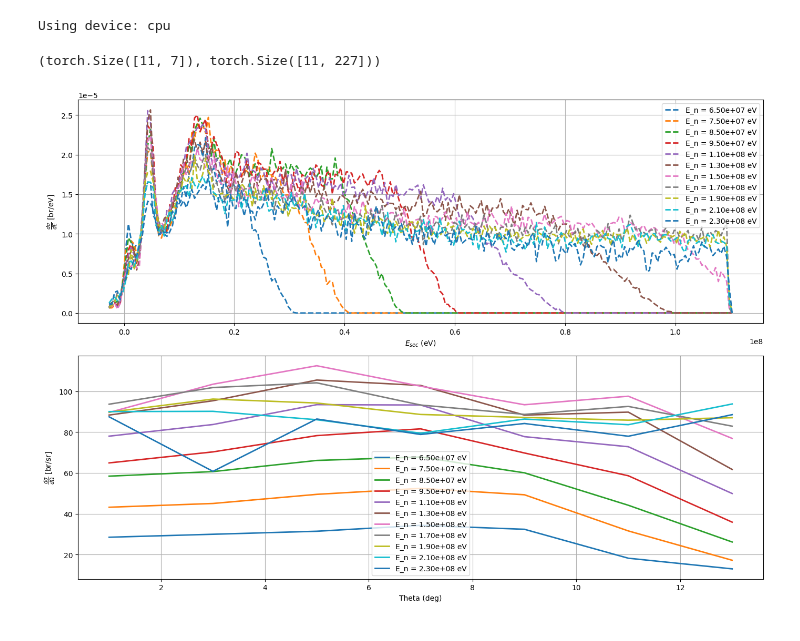
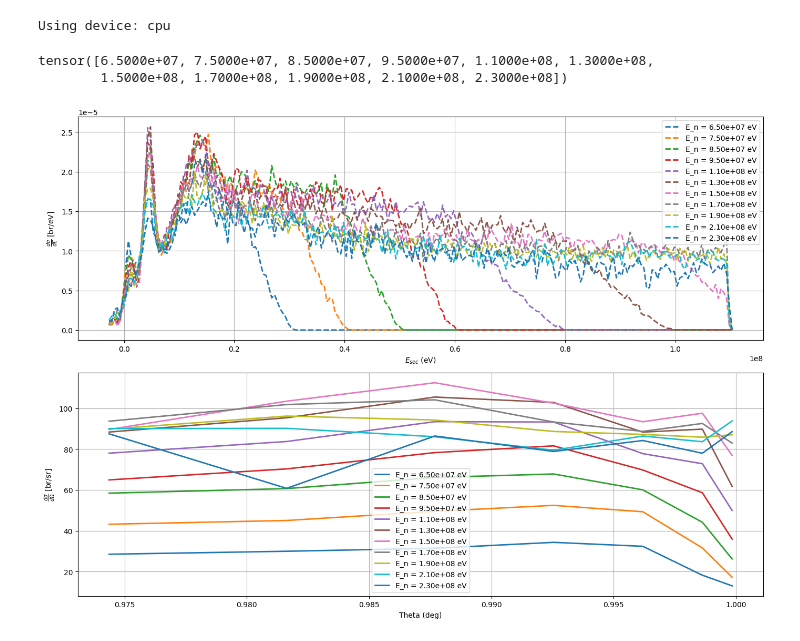
Before and after one commit to LucAstrand/MCML, a Jupyter notebook: npReactionV4.ipynb, the cells around one changed output. Saved outputs shown, nothing was run; the diff lists cells and outputs as text; code cells hidden in the pictures.

```diff
--- a/npReactionV4.ipynb
+++ b/npReactionV4.ipynb
@@ -95,36 +95,40 @@ E_inc_unique, dsigma_dOmega, dsigma_dE = prepare_experimental_data(df)
 
 # E_inc_unique, dsigma_dOmega, dsigma_dE
 
-dsigma_dOmega.size(), dsigma_dE.size()
+# dsigma_dOmega.size(), dsigma_dE.size()
+
+E_inc_unique
 # %% [output]
-(torch.Size([11, 7]), torch.Size([11, 227]))
+tensor([6.5000e+07, 7.5000e+07, 8.5000e+07, 9.5000e+07, 1.1000e+08, 1.3000e+08,
+        1.5000e+08, 1.7000e+08, 1.9000e+08, 2.1000e+08, 2.3000e+08])
 # %%
 theta_values = sorted(df['theta'].unique())
+cos_theta = sorted(np.cos(np.radians(df['theta'].unique())))
 E_sec_unique = sorted(df['E_sec'].unique())
 
 
 fig, (ax1, ax2) = plt.subplots(2, 1, figsize=(14,10))
 
 for i in range(len(E_inc_unique)):
     ax1.plot(E_sec_unique, dsigma_dE[i], '--', label=f'E_n = {E_inc_unique[i]:.2e} eV', linewidth=2)
-    ax2.plot(theta_values, dsigma_dOmega[i], '-', label=f'E_n = {E_inc_unique[i]:.2e} eV', linewidth=2)
+    ax2.plot(cos_theta, dsigma_dOmega[i], '-', label=f'E_n = {E_inc_unique[i]:.2e} eV', linewidth=2)
 
 # ax1.set_title('Integrated DDCS over theta')
 # ax2.set_title('Integrated DDCS over E_sec')
 
 ax1.set_xlabel(r'$E_{sec}$ (eV)')
 ax1.set_ylabel(r'$\frac{d\sigma}{dE}$ [br/eV]')
 ax1.legend()
 ax1.grid(True)
 
 ax2.set_xlabel('Theta (deg)')
 ax2.set_ylabel(r'$\frac{d\sigma}{d\Omega}$ [br/sr]')
 ax2.legend()
 ax2.grid(True)
 
 plt.tight_layout()
 # %% [output]
-[figure, old version]
+[figure, new version]
 # %%
 import torch
 from torch import nn
```
Also changed, not shown: parts of 14 cells of this notebook.
